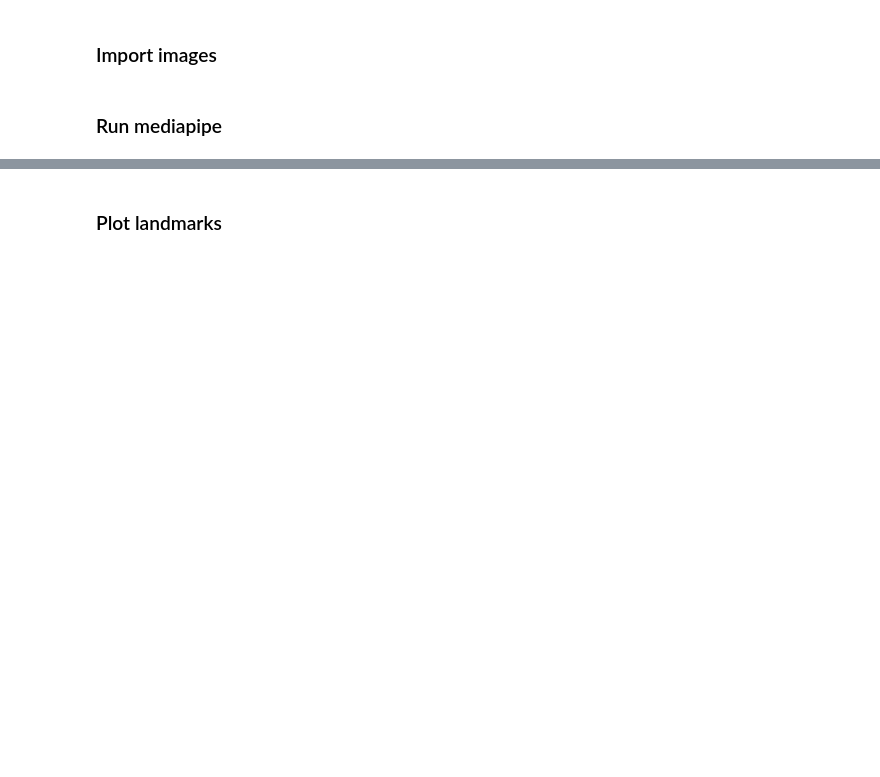
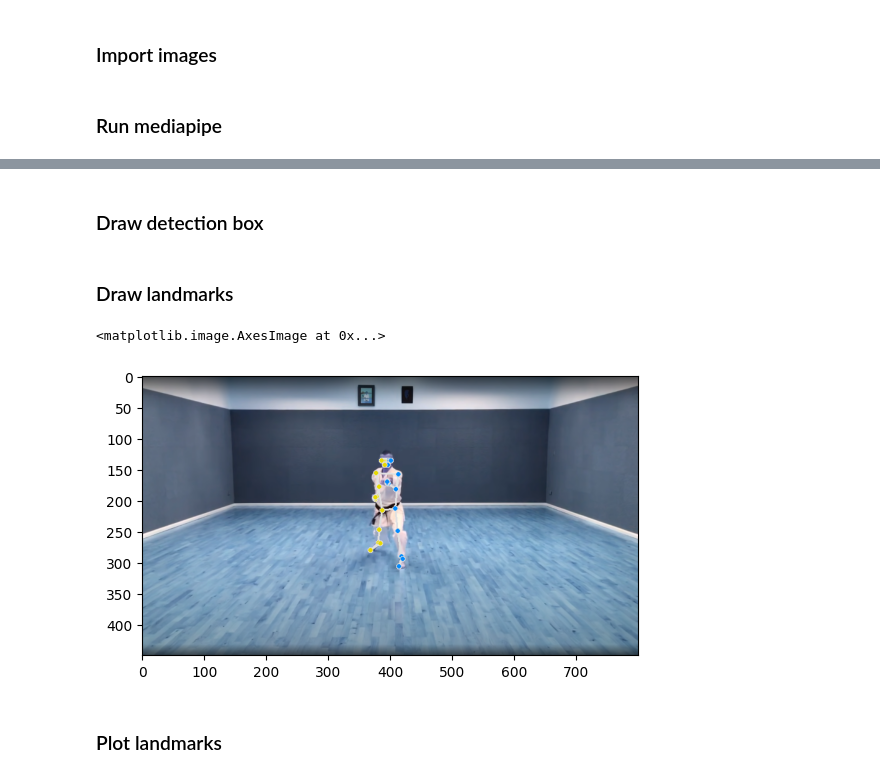
Before and after one commit to Riyuze/karate-trainer, a Jupyter notebook: get_coordinates.ipynb, the cells around one changed output, grey strips where cells are left out. Saved outputs shown, nothing was run; the diff lists cells and outputs as text; code cells hidden in the pictures; blank space fills up the shorter version.

Commit message:
Change reference image, Added draw landmarks function

```diff
--- a/get_coordinates.ipynb
+++ b/get_coordinates.ipynb
@@ -30,7 +30,7 @@ def resize(image):
 # %%
 images = []
 
-image1 = resize(cv2.imread("reference_pose/h_hidari_age_uke_jodan.png"))
+image1 = resize(cv2.imread("reference_pose/p_hidari_chudan_oi_zuki.png"))
 
 images.append(image1)
 # %% [markdown]
@@ -62,0 +76,32 @@ with mp_pose.Pose(static_image_mode=True, min_detection_confidence=0.7, model_co
+# %%
+WHITE_COLOR = (224, 224, 224)
+BLACK_COLOR = (0, 0, 0)
+RED_COLOR = (0, 0, 255)
+
+_PRESENCE_THRESHOLD = 0.05
+_VISIBILITY_THRESHOLD = 0.05
+_BGR_CHANNELS = 3
+
+@dataclass
+class DrawingSpec:
+    color: Tuple[int, int, int] = WHITE_COLOR
+    thickness: int = 2
+    circle_radius: int = 2
+
+def _normalize_color(color):
+    return tuple(v / 255. for v in color)
+
+def _normalized_to_pixel_coordinates(
+        normalized_x: float, normalized_y: float, image_width: int,
+        image_height: int) -> Union[None, Tuple[int, int]]:
+    """Converts normalized value pair to pixel coordinates."""
+
+    # Checks if the float value is between 0 and 1.
+    def is_valid_normalized_value(value: float) -> bool:
+        return (value > 0 or math.isclose(0, value)) and (value < 1 or math.isclose(1, value))
+
+    x_px = min(math.floor(normalized_x * image_width), image_width - 1)
+    y_px = min(math.floor(normalized_y * image_height), image_height - 1)
+    return x_px, y_px
+# %% [markdown]
+### Draw detection box ###
@@ -62,0 +110,2 @@ with mp_pose.Pose(static_image_mode=True, min_detection_confidence=0.7, model_co
+# %% [markdown]
+### Draw landmarks ###
@@ -63,3 +190,14 @@ with mp_pose.Pose(static_image_mode=True, min_detection_confidence=0.7, model_co
+# %%
+annotated_image = image.copy()
+draw_landmarks(
+    annotated_image,
+    results.pose_landmarks,
+    mp_pose.POSE_CONNECTIONS,
+    landmark_drawing_spec=mp_drawing_styles.get_default_pose_landmarks_style())
+plt.imshow(annotated_image)
+# %% [output]
+<matplotlib.image.AxesImage at 0x...>
+[figure, added]
 # %% [markdown]
 ### Plot landmarks ###
 # %%
```
Also changed, not shown: parts of 8 cells of this notebook, 1 other file.
